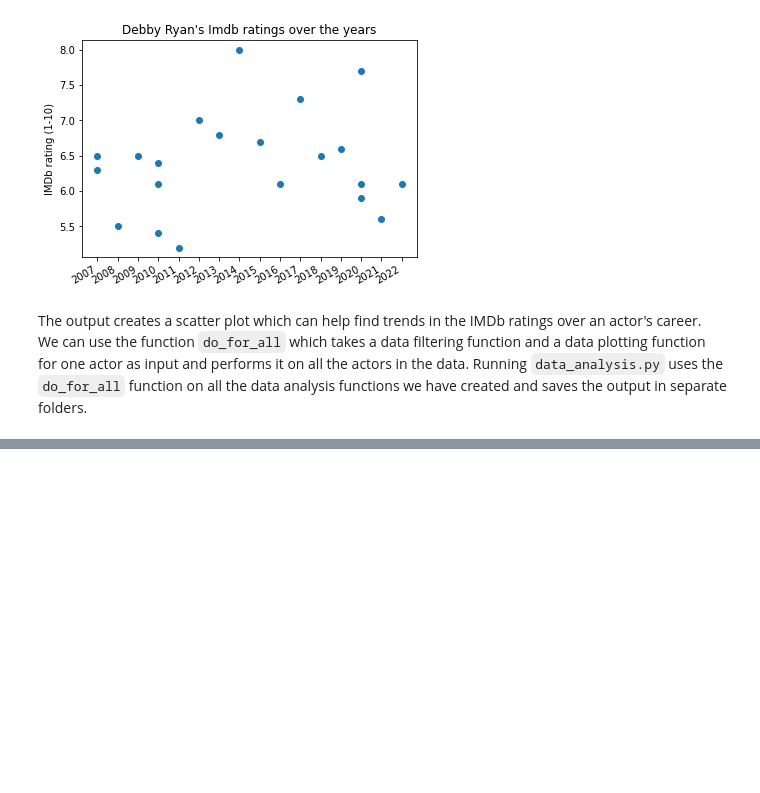
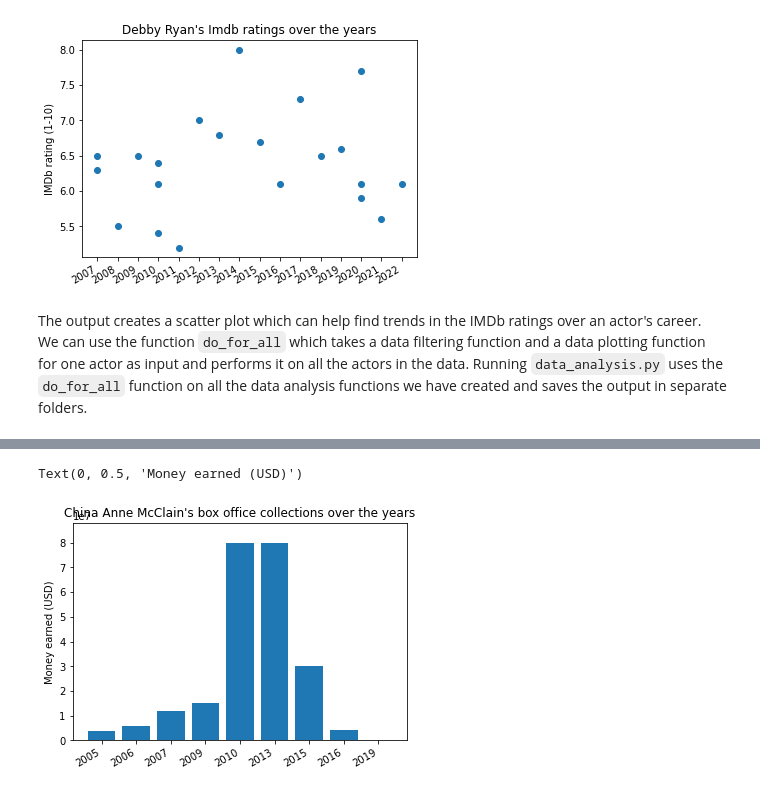
Before and after one commit to olincollege/disney-stars-success, a Jupyter notebook: disney-stars-success.ipynb, the cells around one changed output, grey strips where cells are left out. Saved outputs shown, nothing was run; the diff lists cells and outputs as text; code cells hidden in the pictures; blank space fills up the shorter version.

```diff
--- a/disney-stars-success.ipynb
+++ b/disney-stars-success.ipynb
@@ -88,0 +108,12 @@ We can use the function `do_for_all` which takes a data filtering function and a
+# %%
+box_office, celeb, num = box_office_over_time(celebs,28)
+highest_box_office = list(sorted(box_office.values()))[-1]
+plt.bar(box_office.keys(), box_office.values())
+plt.xticks(rotation=30, ha='right')
+plt.title(
+    f"{celeb.columns[num].split(',')[0]}'s box office collections over the years")
+plt.ylim((0, float(highest_box_office)*1.1))
+plt.ylabel("Money earned (USD)")
+# %% [output]
+Text(0, 0.5, 'Money earned (USD)')
+[figure, added]
```
Also changed, not shown: parts of 9 cells of this notebook, 1 other file.
